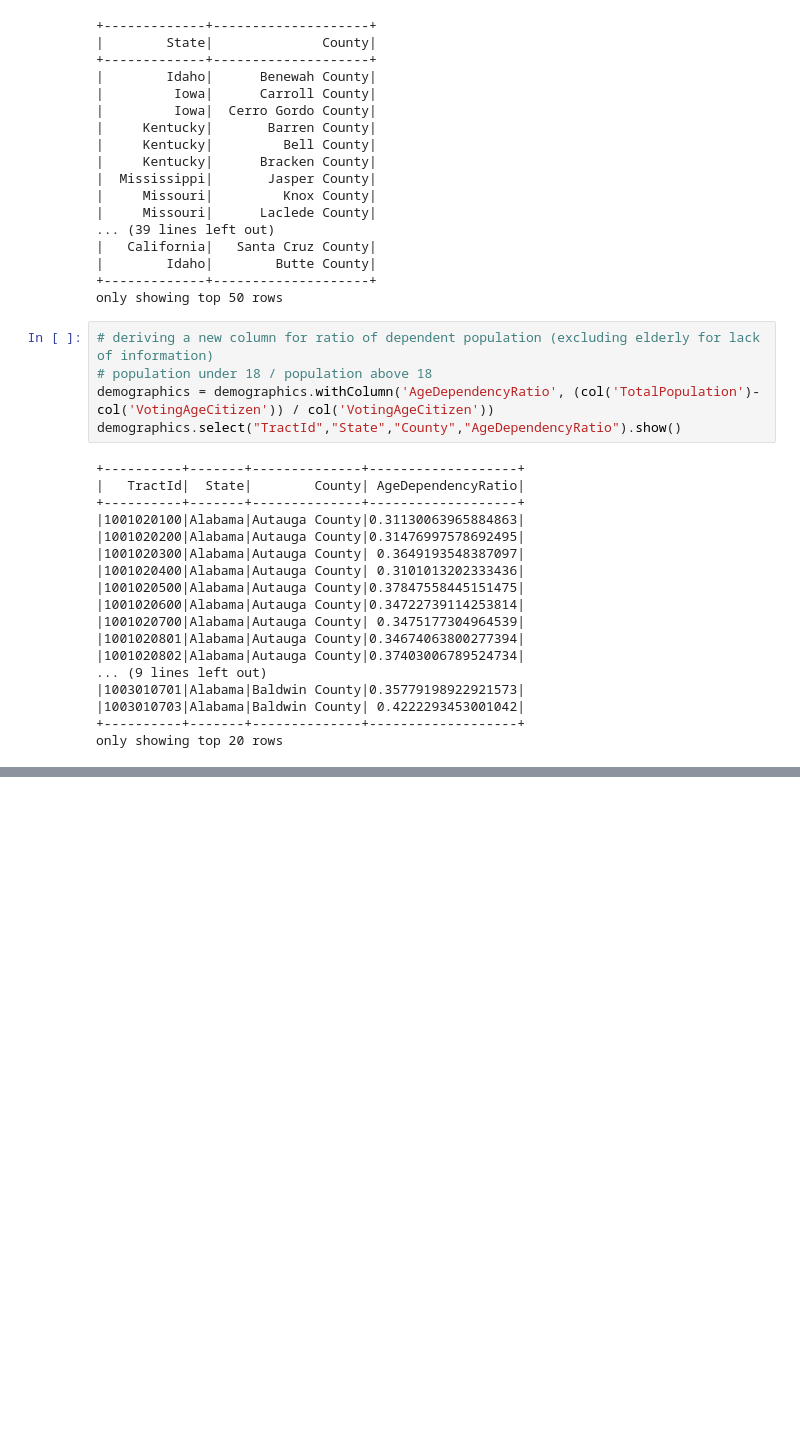
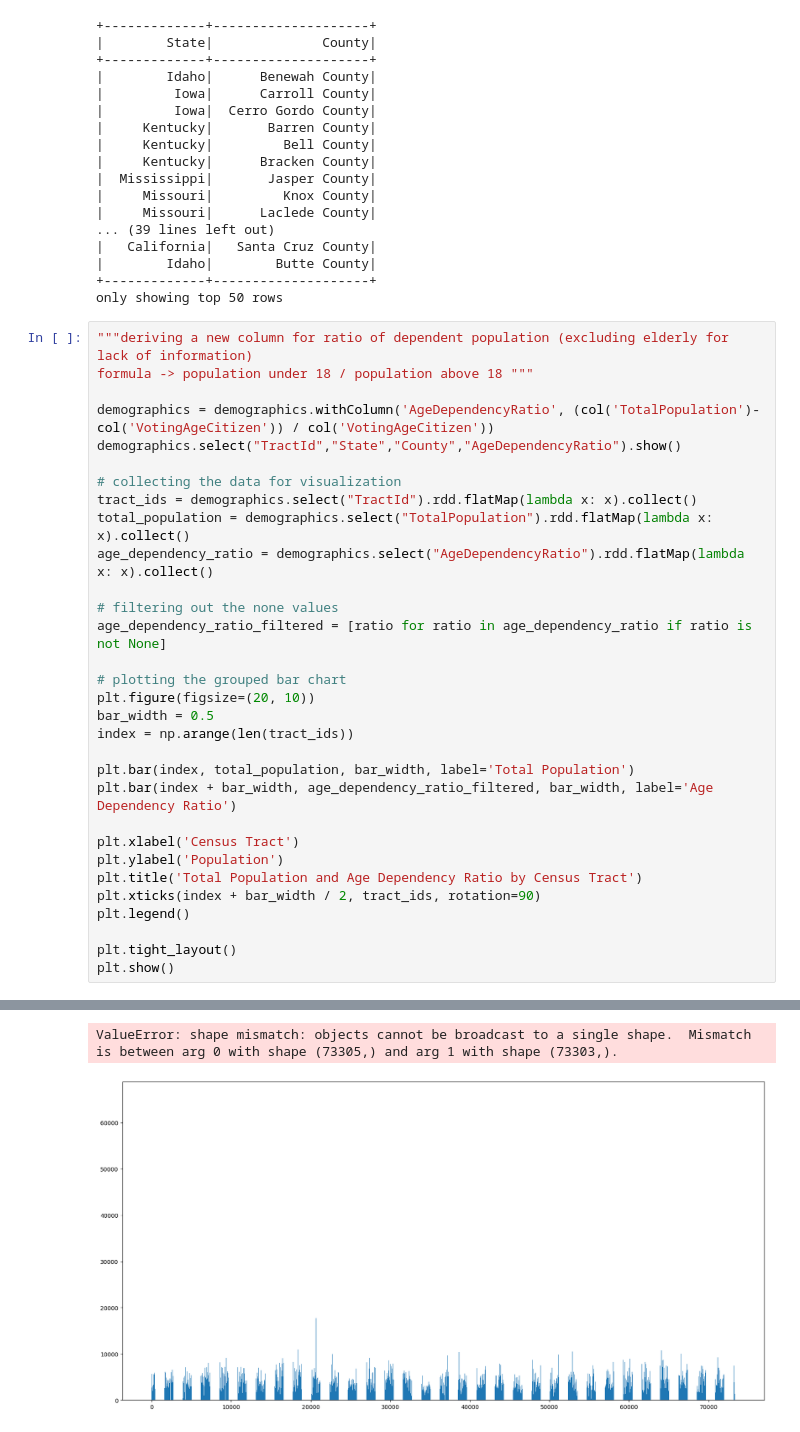
Before and after one commit to emanfj/Healthcare-Disparities-Analysis, a Jupyter notebook: census_2017.ipynb, the cells around one changed output, grey strips where cells are left out. Saved outputs shown, nothing was run; the diff lists cells and outputs as text; blank space fills up the shorter version.

Commit message:
visualisation

```diff
--- a/census_2017.ipynb
+++ b/census_2017.ipynb
@@ -152,26 +155,35 @@ demographics.select("State","County").distinct().show(50)
 |        Idaho|        Butte County|
 +-------------+--------------------+
 only showing top 50 rows
-# %%
-# deriving a new column for ratio of dependent population (excluding elderly for lack of information)
-# population under 18 / population above 18
-demographics = demographics.withColumn('AgeDependencyRatio', (col('TotalPopulation')-col('VotingAgeCitizen')) / col('VotingAgeCitizen'))
-demographics.select("TractId","State","County","AgeDependencyRatio").show()
-# %% [output]
-+----------+-------+--------------+-------------------+
-|   TractId|  State|        County| AgeDependencyRatio|
-+----------+-------+--------------+-------------------+
-|1001020100|Alabama|Autauga County|0.31130063965884863|
-|1001020200|Alabama|Autauga County|0.31476997578692495|
-|1001020300|Alabama|Autauga County| 0.3649193548387097|
-|1001020400|Alabama|Autauga County| 0.3101013202333436|
-|1001020500|Alabama|Autauga County|0.37847558445151475|
-|1001020600|Alabama|Autauga County|0.34722739114253814|
-|1001020700|Alabama|Autauga County| 0.3475177304964539|
-|1001020801|Alabama|Autauga County|0.34674063800277394|
-|1001020802|Alabama|Autauga County|0.37403006789524734|
-... (9 lines left out)
-|1003010701|Alabama|Baldwin County|0.35779198922921573|
-|1003010703|Alabama|Baldwin County| 0.4222293453001042|
-+----------+-------+--------------+-------------------+
-only showing top 20 rows
+# %%
+"""deriving a new column for ratio of dependent population (excluding elderly for lack of information)
+formula -> population under 18 / population above 18 """
+
+demographics = demographics.withColumn('AgeDependencyRatio', (col('TotalPopulation')-col('VotingAgeCitizen')) / col('VotingAgeCitizen'))
+demographics.select("TractId","State","County","AgeDependencyRatio").show()
+
+# collecting the data for visualization
+tract_ids = demographics.select("TractId").rdd.flatMap(lambda x: x).collect()
+total_population = demographics.select("TotalPopulation").rdd.flatMap(lambda x: x).collect()
+age_dependency_ratio = demographics.select("AgeDependencyRatio").rdd.flatMap(lambda x: x).collect()
+
+# filtering out the none values
+age_dependency_ratio_filtered = [ratio for ratio in age_dependency_ratio if ratio is not None]
+
+# plotting the grouped bar chart
+plt.figure(figsize=(20, 10))
+bar_width = 0.5
+index = np.arange(len(tract_ids))
+
+plt.bar(index, total_population, bar_width, label='Total Population')
+plt.bar(index + bar_width, age_dependency_ratio_filtered, bar_width, label='Age Dependency Ratio')
+
+plt.xlabel('Census Tract')
+plt.ylabel('Population')
+plt.title('Total Population and Age Dependency Ratio by Census Tract')
+plt.xticks(index + bar_width / 2, tract_ids, rotation=90)
+plt.legend()
+
+plt.tight_layout()
+plt.show()
+# %% [output]
@@ -178,3 +207,5 @@ only showing top 20 rows
+ValueError: shape mismatch: objects cannot be broadcast to a single shape.  Mismatch is between arg 0 with shape (73305,) and arg 1 with shape (73303,).
+[figure, added]
 # %%
 # deriving a column for income bracket for each census tract
 demographics = demographics.withColumn('HouseholdIncomeBracket',
```
Also changed, not shown: parts of 7 cells of this notebook.
